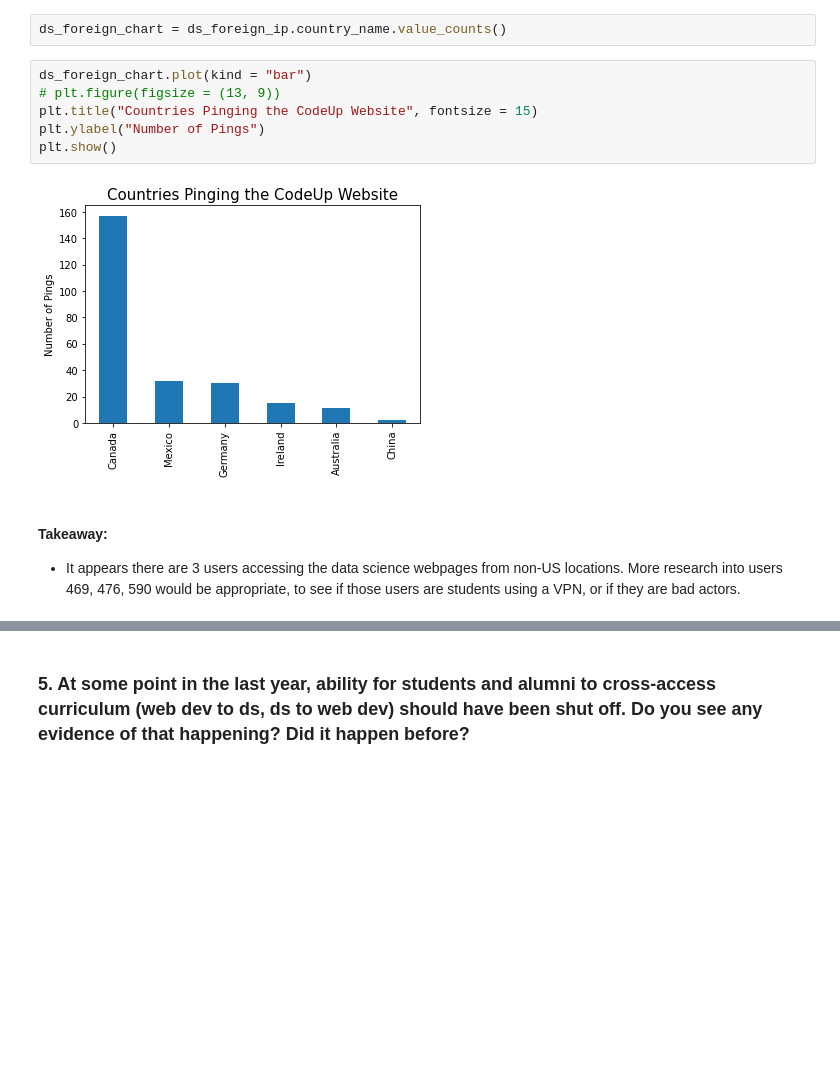
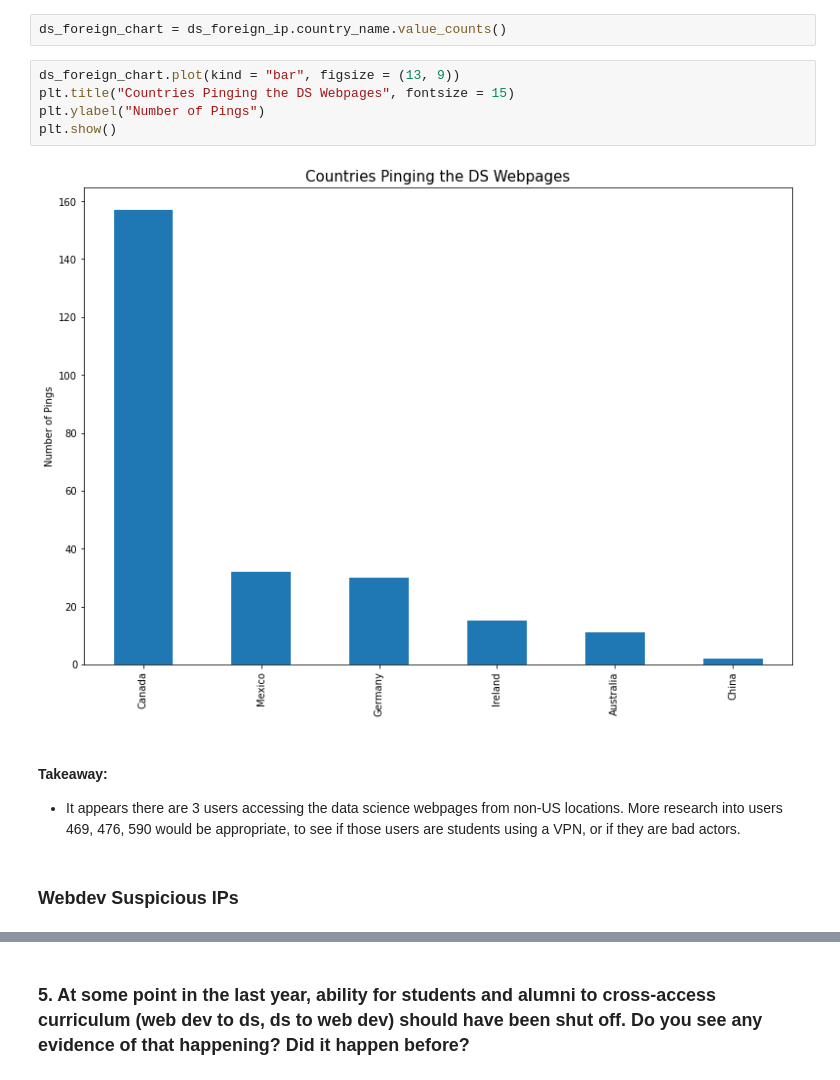
Before and after one commit to lukewbecker/time-series-project, a Jupyter notebook: time_series_project.ipynb, the cells around one changed output, grey strips where cells are left out. Drawn from its saved outputs; the diff is of its cells as text; blank space fills up the shorter version.

```diff
--- a/time_series_project.ipynb
+++ b/time_series_project.ipynb
@@ -1207,13 +1207,14 @@ ds_foreign_ip.groupby(['country_name', 'user_id'])[['ip']].count().sort_values(b
 # %%
 ds_foreign_chart = ds_foreign_ip.country_name.value_counts()
 # %%
-ds_foreign_chart.plot(kind = "bar")
-# plt.figure(figsize = (13, 9))
-plt.title("Countries Pinging the CodeUp Website", fontsize = 15)
+ds_foreign_chart.plot(kind = "bar", figsize = (13, 9))
+plt.title("Countries Pinging the DS Webpages", fontsize = 15)
 plt.ylabel("Number of Pings")
 plt.show()
 # %% [output]
-[figure, old version]
+[figure, new version]
 # %% [markdown]
 #### Takeaway:
 - It appears there are 3 users accessing the data science webpages from non-US locations. More research into users 469, 476, 590 would be appropriate, to see if those users are students using a VPN, or if they are bad actors.
+# %% [markdown]
+### Webdev Suspicious IPs
```
Also changed, not shown: parts of 43 cells of this notebook.
